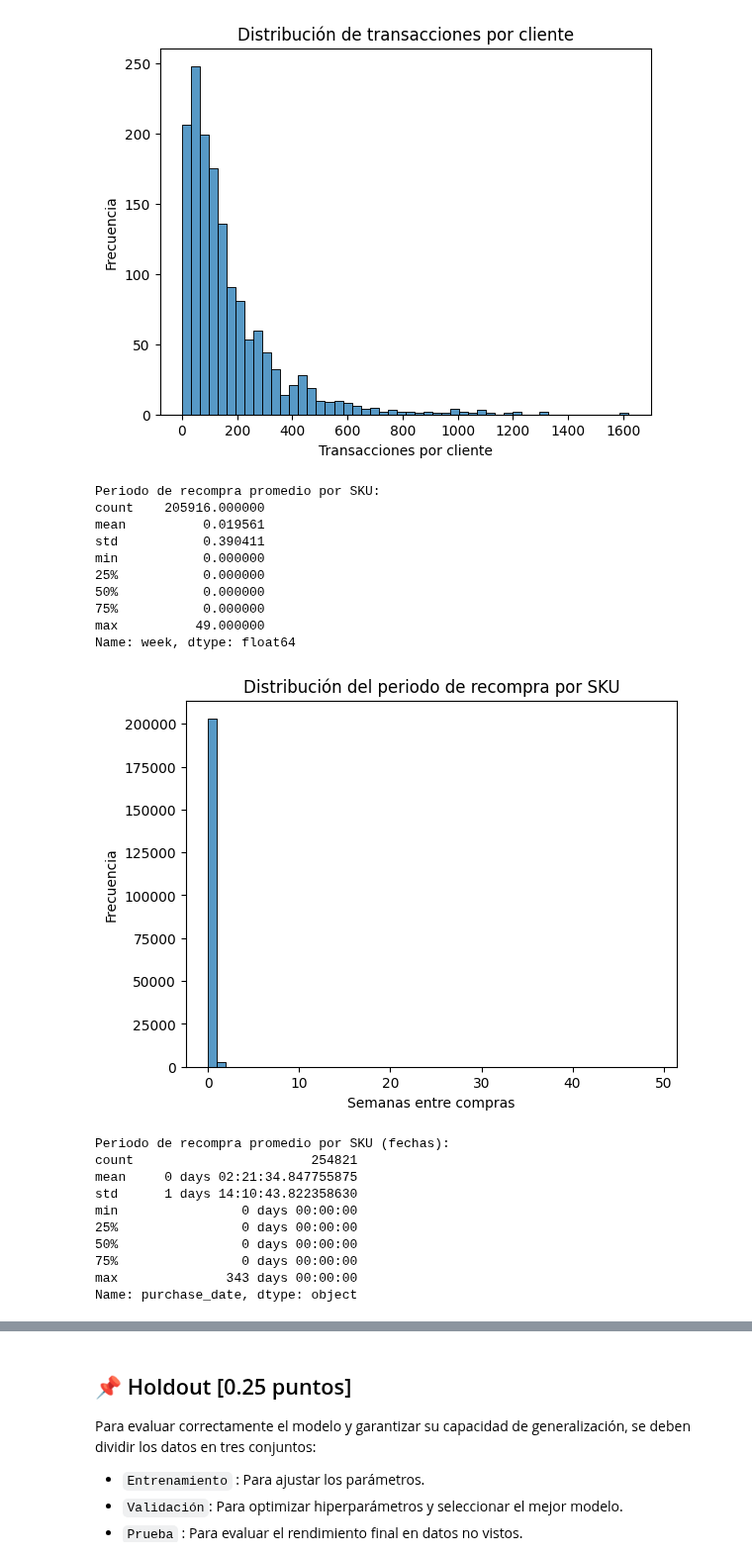
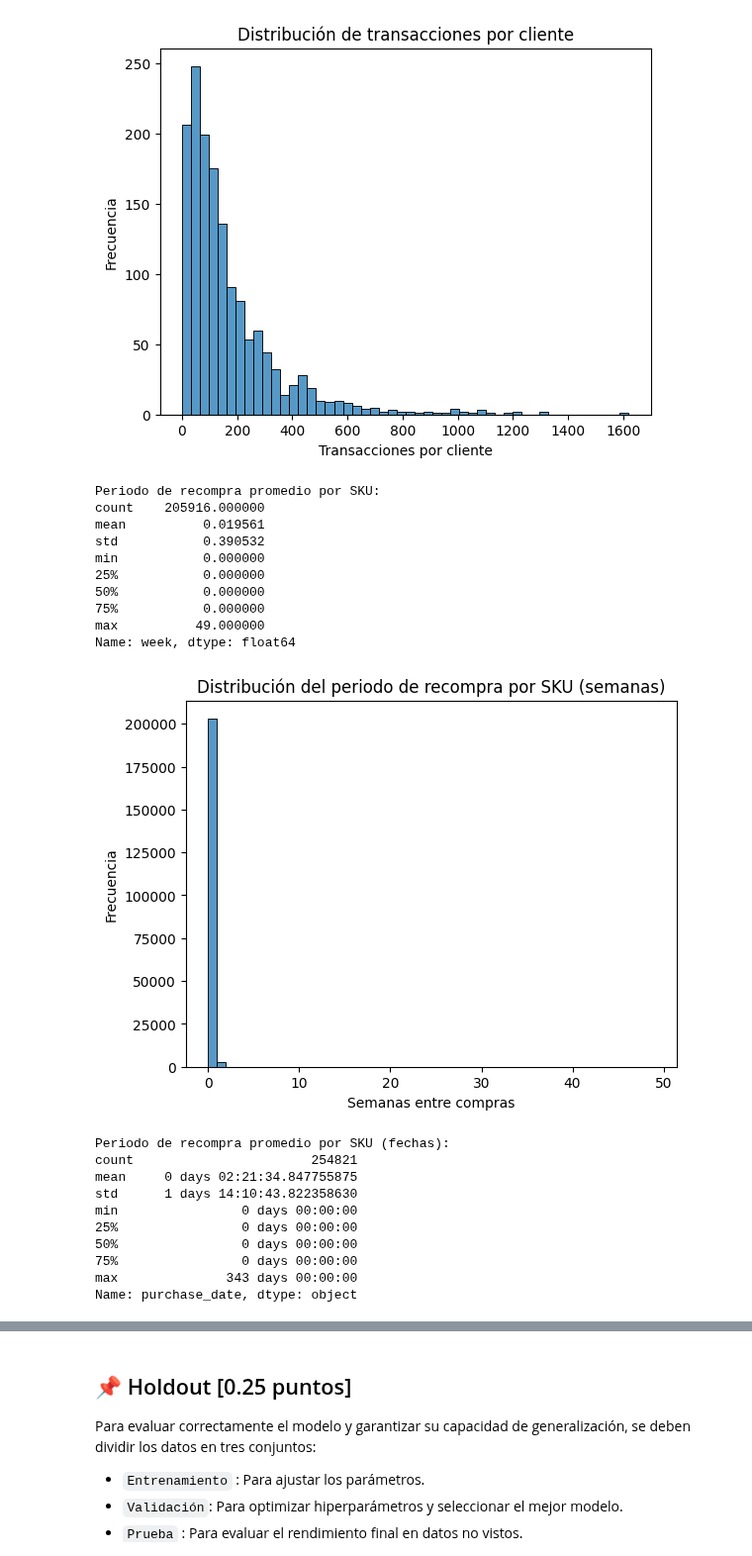
Before and after one commit to fco-marquez/MDS7202_Free_Riders, a Jupyter notebook: entrega1/enunciado_entrega1.ipynb, the cells around one changed output, grey strips where cells are left out. Shown at 99% size. Saved outputs shown, nothing was run; the diff lists cells and outputs as text; code cells hidden in the pictures.

```diff
--- a/entrega1/enunciado_entrega1.ipynb
+++ b/entrega1/enunciado_entrega1.ipynb
@@ -805,36 +841,36 @@ Name: purchase_count, dtype: float64
 # periodo de recompra promedio de cada SKU por semana
 df_filtered = df[df['bought'] == 1].sort_values(by=['product_id', 'week'])
 product_diffs = df_filtered.groupby('product_id', observed=True)['week'].diff().dropna()
 print("Periodo de recompra promedio por SKU:")
 print(product_diffs.describe())
 sns.histplot(product_diffs, bins=50)
-plt.title("Distribución del periodo de recompra por SKU")
+plt.title("Distribución del periodo de recompra por SKU (semanas)")
 plt.xlabel("Semanas entre compras")
 plt.ylabel("Frecuencia")
 plt.show()
 
 # periodo de recompra promedio de cada SKU por fecha
 df_filtered_date = df_transactions.sort_values(by=['product_id', 'purchase_date'])
 product_diffs_date = df_filtered_date.groupby('product_id', observed=True)['purchase_date'].diff().dropna()
 print("Periodo de recompra promedio por SKU (fechas):")
 print(product_diffs_date.describe())
 sns.histplot(product_diffs_date.dt.days, bins=50)
 plt.title("Distribución del periodo de recompra por SKU (fechas)")
 plt.xlabel("Días entre compras")
 plt.ylabel("Frecuencia")
 plt.show()
 # %% [output]
 Periodo de recompra promedio por SKU:
 count    205916.000000
 mean          0.019561
-std           0.390411
+std           0.390532
 min           0.000000
 25%           0.000000
 50%           0.000000
 75%           0.000000
 max          49.000000
 Name: week, dtype: float64
-[figure, old version]
+[figure, new version]
 Periodo de recompra promedio por SKU (fechas):
 count                       254821
 mean     0 days 02:21:34.847755875
```
Also changed, not shown: parts of 11 cells of this notebook, 1 other file.
